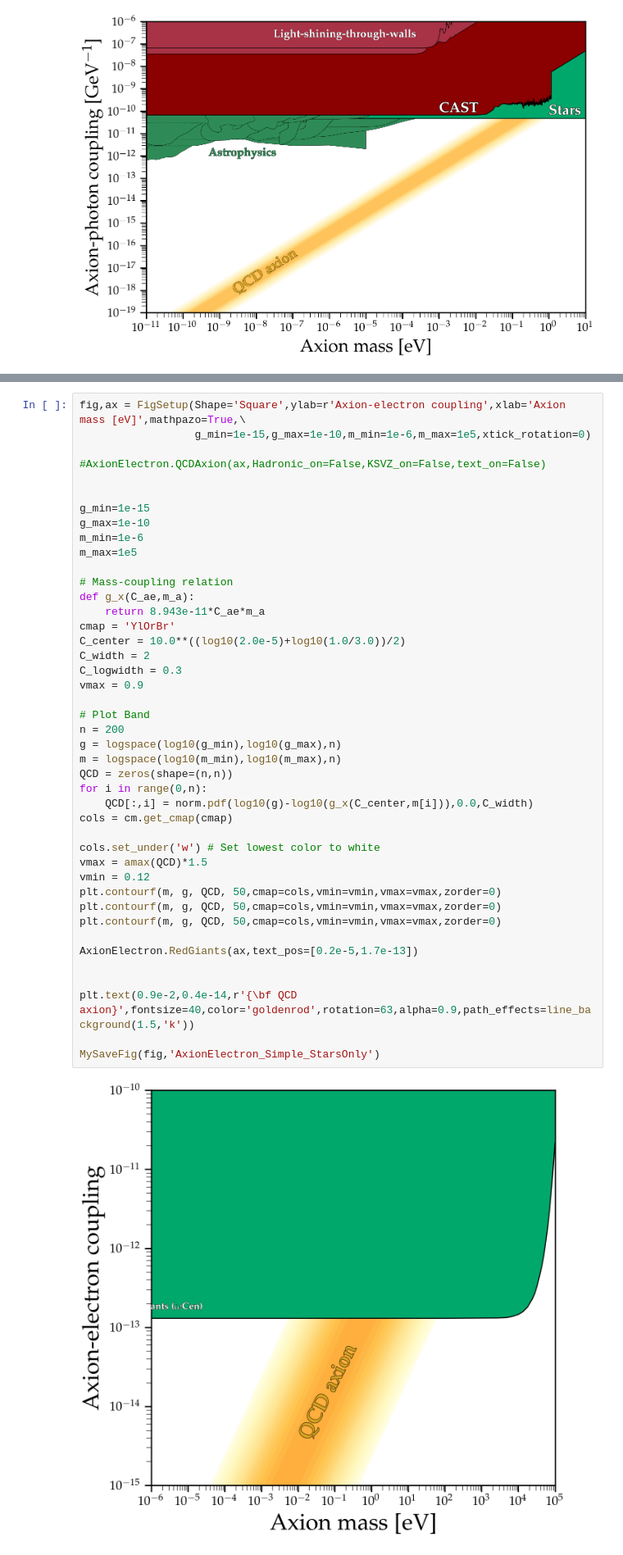
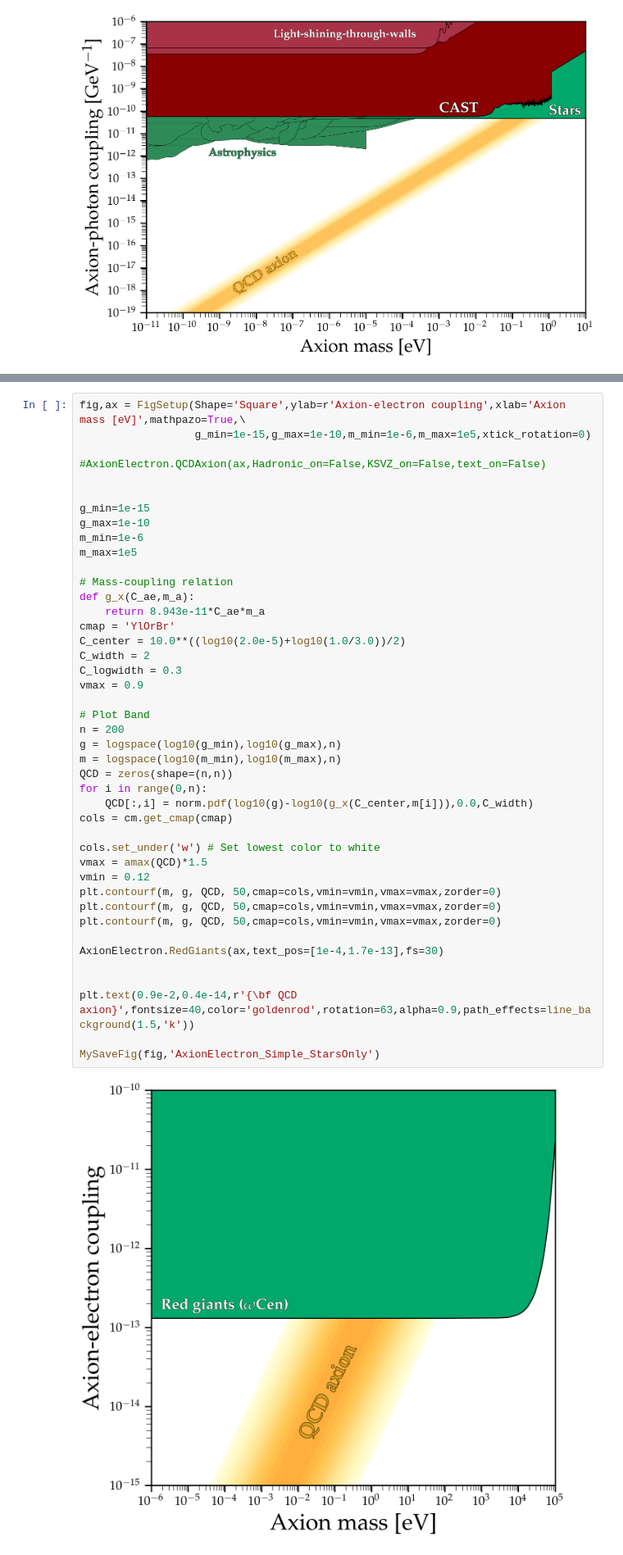
Before and after one commit to cajohare/AxionLimits, a Jupyter notebook: SimplifiedPlots.ipynb, the cells around one changed output, grey strips where cells are left out. Shown at 82% size. Saved outputs shown, nothing was run; the diff lists cells and outputs as text.

```diff
--- a/SimplifiedPlots.ipynb
+++ b/SimplifiedPlots.ipynb
@@ -276,35 +276,35 @@ m_max=1e5
 def g_x(C_ae,m_a):
     return 8.943e-11*C_ae*m_a
 cmap = 'YlOrBr'
 C_center = 10.0**((log10(2.0e-5)+log10(1.0/3.0))/2)
 C_width = 2
 C_logwidth = 0.3
 vmax = 0.9
 
 # Plot Band
 n = 200
 g = logspace(log10(g_min),log10(g_max),n)
 m = logspace(log10(m_min),log10(m_max),n)
 QCD = zeros(shape=(n,n))
 for i in range(0,n):
     QCD[:,i] = norm.pdf(log10(g)-log10(g_x(C_center,m[i])),0.0,C_width)
 cols = cm.get_cmap(cmap)
 
 cols.set_under('w') # Set lowest color to white
 vmax = amax(QCD)*1.5
 vmin = 0.12
 plt.contourf(m, g, QCD, 50,cmap=cols,vmin=vmin,vmax=vmax,zorder=0)
 plt.contourf(m, g, QCD, 50,cmap=cols,vmin=vmin,vmax=vmax,zorder=0)
 plt.contourf(m, g, QCD, 50,cmap=cols,vmin=vmin,vmax=vmax,zorder=0)
 
-AxionElectron.RedGiants(ax,text_pos=[0.2e-5,1.7e-13])
+AxionElectron.RedGiants(ax,text_pos=[1e-4,1.7e-13],fs=30)
 
 
 plt.text(0.9e-2,0.4e-14,r'{\bf QCD axion}',fontsize=40,color='goldenrod',rotation=63,alpha=0.9,path_effects=line_background(1.5,'k'))
 
 MySaveFig(fig,'AxionElectron_Simple_StarsOnly')
 # %% [output]
-[figure, old version]
+[figure, new version]
 # %%
 fig,ax = FigSetup(Shape='Square',ylab=r'Axion-electron coupling',xlab='Axion mass [eV]',mathpazo=True,\
                   g_min=1e-15,g_max=1e-10,m_min=1e-6,m_max=2e5,xtick_rotation=0)
```
Also changed, not shown: parts of 2 cells of this notebook, 13 other files.
